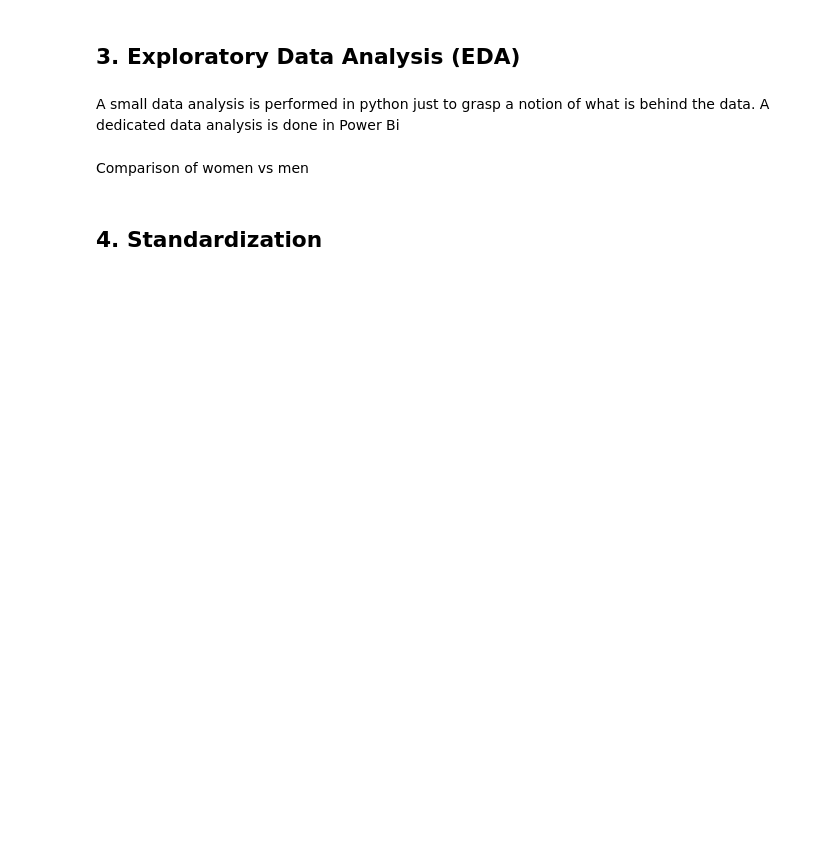
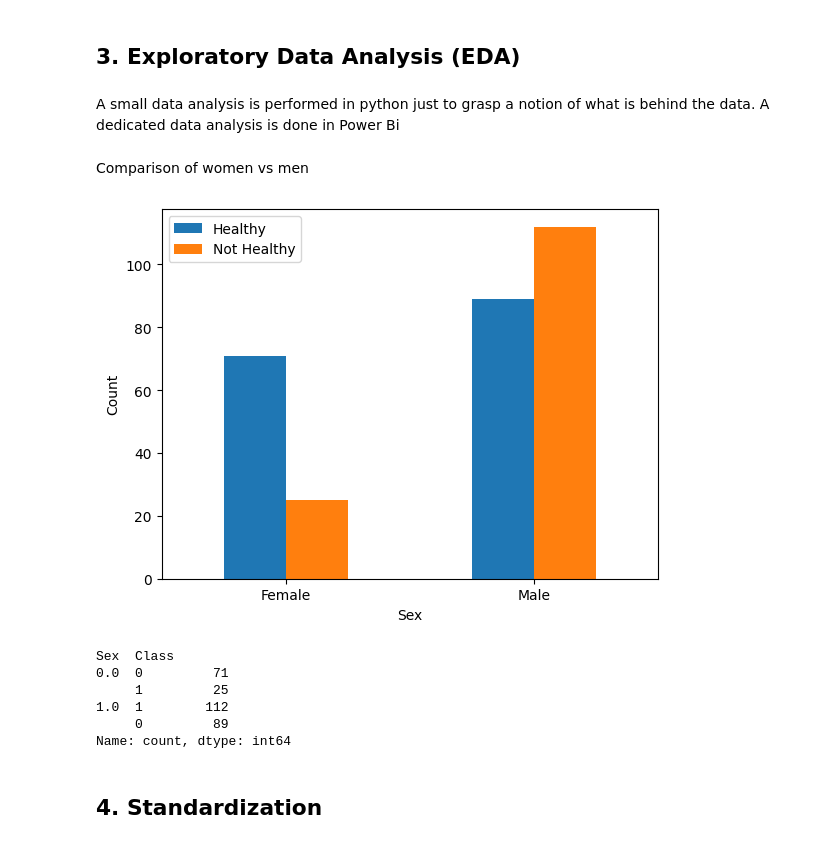
Before and after one commit to RVentura09/Cuore-V2, a Jupyter notebook: Project_Cuore 2.ipynb, the cells around one changed output. Cells and saved outputs as stored; diff of their text form; code cells hidden in the pictures; blank space fills up the shorter version.

```diff
--- a/Project_Cuore 2.ipynb
+++ b/Project_Cuore 2.ipynb
@@ -127,18 +267,32 @@ A dedicated data analysis is done in Power Bi
 # %% [markdown]
 Comparison of women vs men
 # %%
-# We are going to plot the negative and postive values (healty/not healthy) grouped by sex
-# This way we can compare the outcome between women and men
-ylabels = ['Healthy', 'Not Healthy'] # The labels we use for the y-axis
-#labels = ("female", "male") # The labels we use for the x-axis
+# We are going to plot the negative and positive values (healthy/not healthy) grouped by sex.
+# This way we can compare the outcomes between women and men.
 
-positions = (0, 1)
+ylabels = ['Healthy', 'Not Healthy']  # The labels we use for the legend
+xlabels = ["Female", "Male"]  # The labels we use for the x-axis
 
-Sex = dfmodel.groupby("Sex")['Class'].value_counts() # We're grouping by sex
-ax = Sex.unstack().plot(kind='bar',legend=False, rot=0) # Creating the barplot
-plt.legend(labels=ylabels) # Create the legend based on who is healthy/not healthy
-plt.show() # show the plot
-Sex # Print the values we see in the plot so we're able to check the exact values
+positions = (0, 1)  # Positions for the bars in the plot
+
+Sex = dfmodel.groupby("Sex")['Class'].value_counts()  # Grouping by sex and class
+ax = Sex.unstack().plot(kind='bar', legend=False, rot=0)  # Creating the bar plot
+
+plt.legend(labels=ylabels)  # Create the legend based on who is healthy/not healthy
+plt.xticks(ticks=positions, labels=xlabels)  # Set the x-axis labels
+plt.xlabel("Sex")  # Label for the x-axis
+plt.ylabel("Count")  # Label for the y-axis
+
+plt.show()  # Show the plot
+Sex  # Print the values we see in the plot to check the exact values
+# %% [output]
+[figure, added]
+Sex  Class
+0.0  0         71
+     1         25
+1.0  1        112
+     0         89
+Name: count, dtype: int64
 # %% [markdown]
 ## 4. Standardization
 # %%
```
Also changed, not shown: parts of 35 cells of this notebook.
